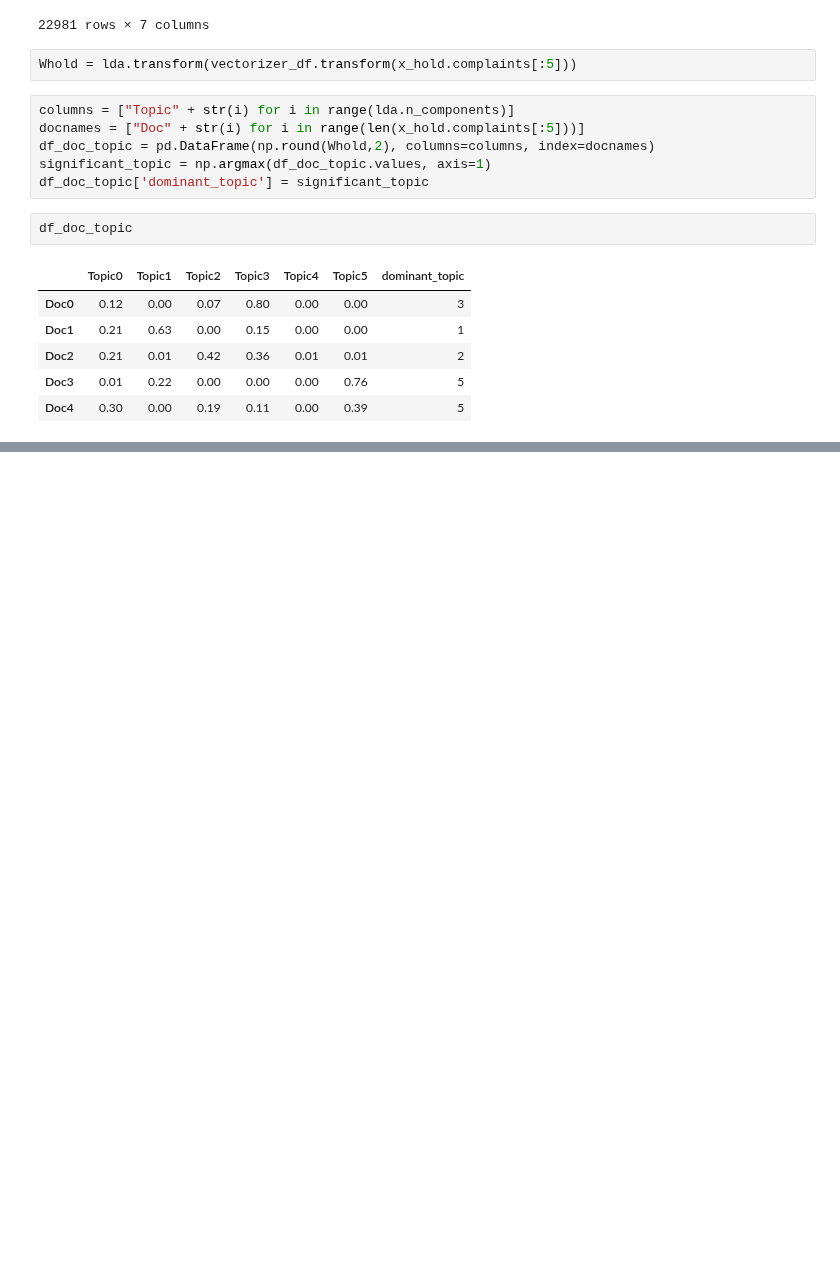
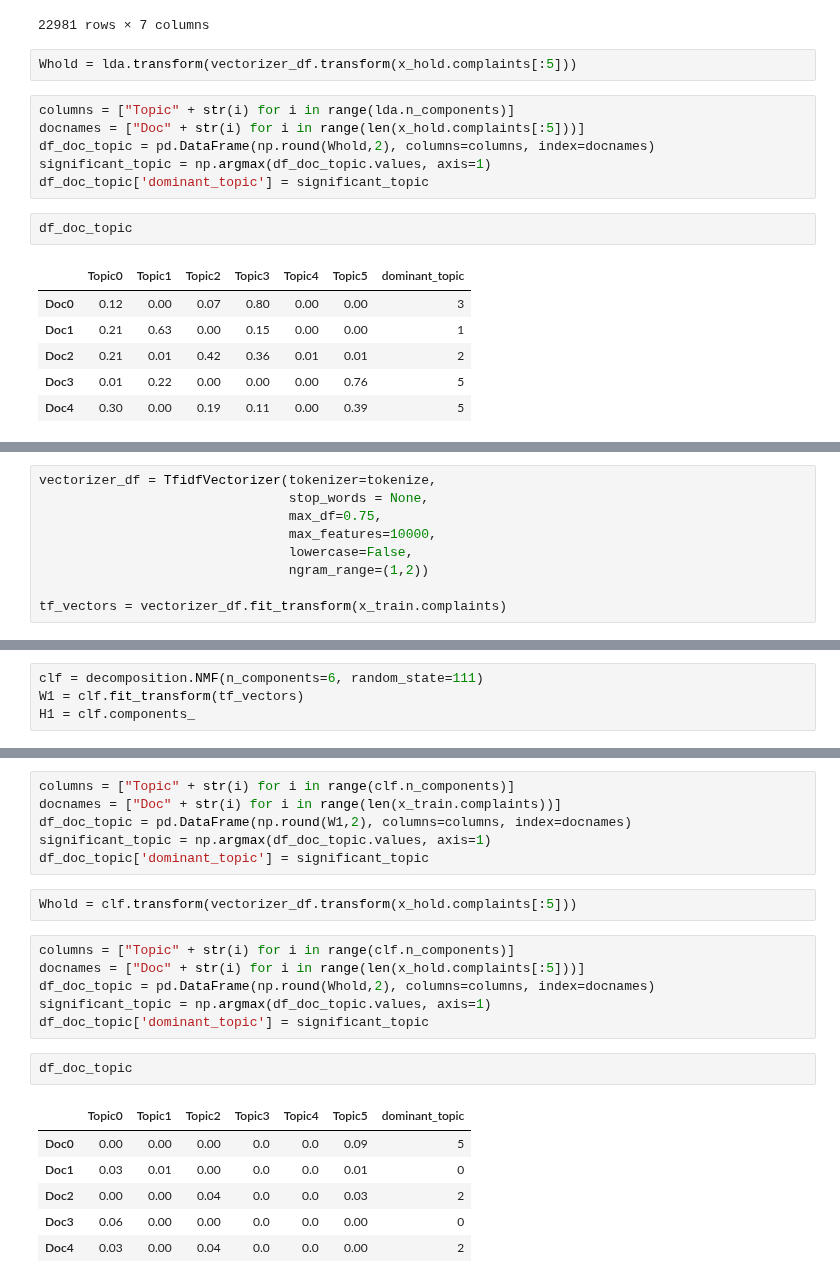
Before and after one commit to shelly2904/DATA_SCIENCE, a Jupyter notebook: NLP/Topic_Modelling.ipynb, the cells around one changed output, grey strips where cells are left out. Saved outputs shown, nothing was run; the diff lists cells and outputs as text; blank space fills up the shorter version.

```diff
--- a/NLP/Topic_Modelling.ipynb
+++ b/NLP/Topic_Modelling.ipynb
@@ -193,0 +196,9 @@ df_doc_topic
+# %%
+vectorizer_df = TfidfVectorizer(tokenizer=tokenize,
+                                stop_words = None,
+                                max_df=0.75,
+                                max_features=10000,
+                                lowercase=False,
+                                ngram_range=(1,2))
+
+tf_vectors = vectorizer_df.fit_transform(x_train.complaints)
@@ -193,0 +215,4 @@ df_doc_topic
+# %%
+clf = decomposition.NMF(n_components=6, random_state=111)
+W1 = clf.fit_transform(tf_vectors)
+H1 = clf.components_
@@ -193,0 +234,23 @@ df_doc_topic
+# %%
+columns = ["Topic" + str(i) for i in range(clf.n_components)]
+docnames = ["Doc" + str(i) for i in range(len(x_train.complaints))]
+df_doc_topic = pd.DataFrame(np.round(W1,2), columns=columns, index=docnames)
+significant_topic = np.argmax(df_doc_topic.values, axis=1)
+df_doc_topic['dominant_topic'] = significant_topic
+# %%
+Whold = clf.transform(vectorizer_df.transform(x_hold.complaints[:5]))
+# %%
+columns = ["Topic" + str(i) for i in range(clf.n_components)]
+docnames = ["Doc" + str(i) for i in range(len(x_hold.complaints[:5]))]
+df_doc_topic = pd.DataFrame(np.round(Whold,2), columns=columns, index=docnames)
+significant_topic = np.argmax(df_doc_topic.values, axis=1)
+df_doc_topic['dominant_topic'] = significant_topic
+# %%
+df_doc_topic
+# %% [output]
+|  | Topic0 | Topic1 | Topic2 | Topic3 | Topic4 | Topic5 | dominant_topic |
+| Doc0 | 0.00 | 0.00 | 0.00 | 0.0 | 0.0 | 0.09 | 5 |
+| Doc1 | 0.03 | 0.01 | 0.00 | 0.0 | 0.0 | 0.01 | 0 |
+| Doc2 | 0.00 | 0.00 | 0.04 | 0.0 | 0.0 | 0.03 | 2 |
+| Doc3 | 0.06 | 0.00 | 0.00 | 0.0 | 0.0 | 0.00 | 0 |
+| Doc4 | 0.03 | 0.00 | 0.04 | 0.0 | 0.0 | 0.00 | 2 |
```
Also changed, not shown: parts of 11 cells of this notebook.
